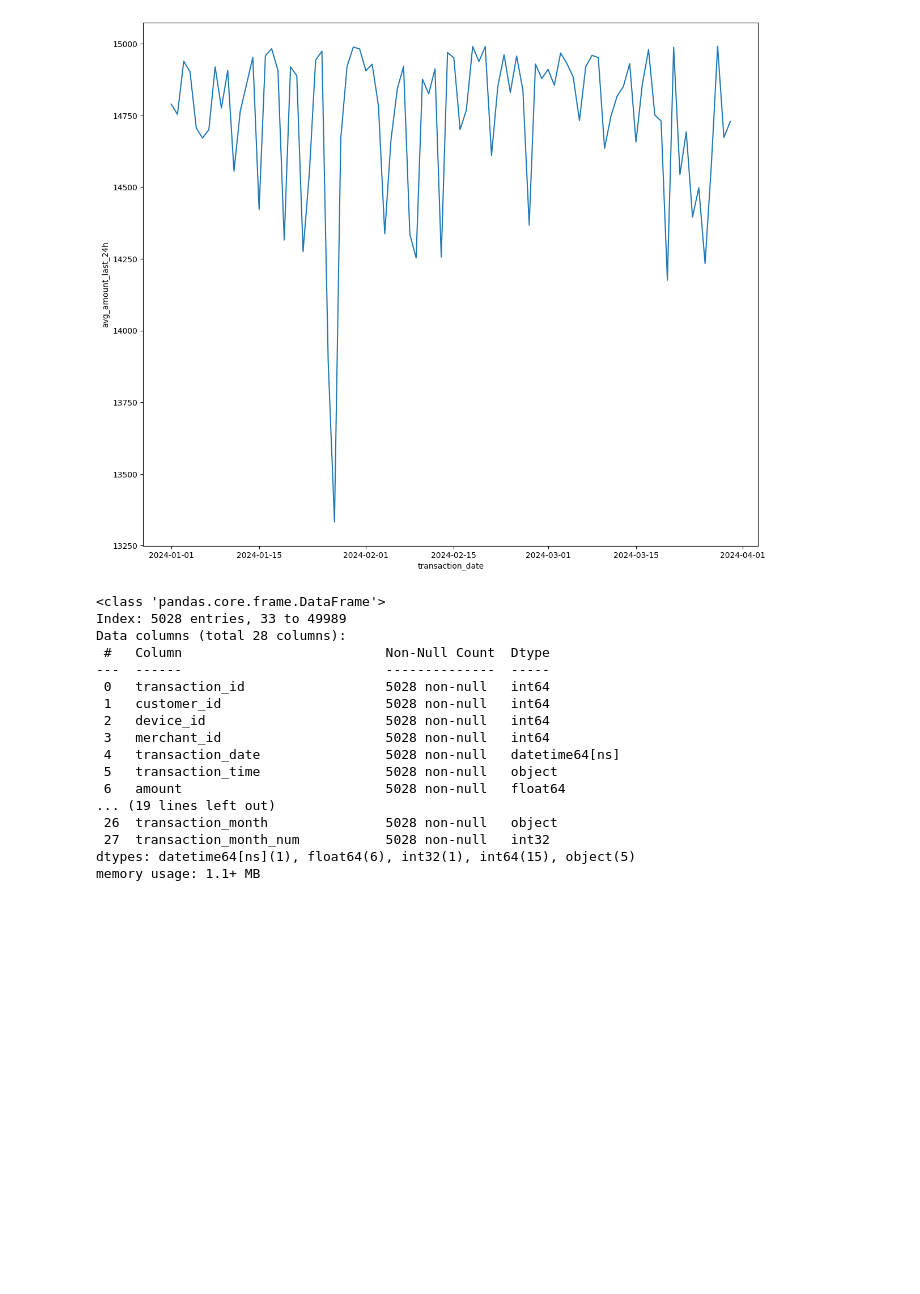
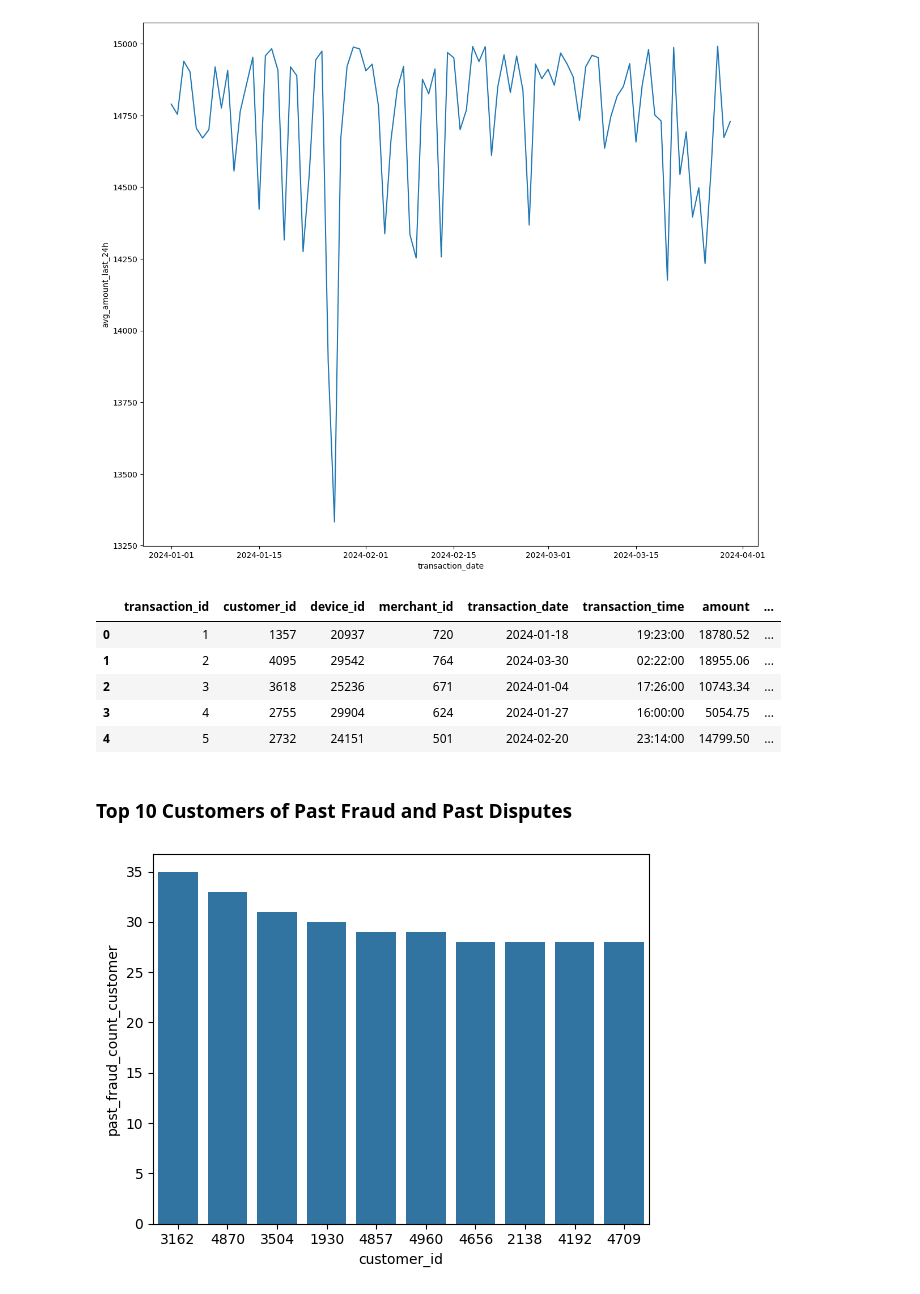
Before and after one commit to midhunmanohar25/Fraud_Detection_Project, a Jupyter notebook: notebooks/03_Multivariate_EDA_Fraud_Detection.ipynb, the cells around one changed output. Cells and saved outputs as stored; diff of their text form; code cells hidden in the pictures; blank space fills up the shorter version.

```diff
--- a/notebooks/03_Multivariate_EDA_Fraud_Detection.ipynb
+++ b/notebooks/03_Multivariate_EDA_Fraud_Detection.ipynb
@@ -357,22 +359,28 @@ sns.lineplot(data=line, x='transaction_date',y='avg_amount_last_24h')
 <Axes: xlabel='transaction_date', ylabel='avg_amount_last_24h'>
 [figure]
 # %%
-fraud_df.info()
+df.head()
 # %% [output]
-<class 'pandas.core.frame.DataFrame'>
-Index: 5028 entries, 33 to 49989
-Data columns (total 28 columns):
- #   Column                          Non-Null Count  Dtype
----  ------                          --------------  -----
- 0   transaction_id                  5028 non-null   int64
- 1   customer_id                     5028 non-null   int64
- 2   device_id                       5028 non-null   int64
- 3   merchant_id                     5028 non-null   int64
- 4   transaction_date                5028 non-null   datetime64[ns]
- 5   transaction_time                5028 non-null   object
- 6   amount                          5028 non-null   float64
-... (19 lines left out)
- 26  transaction_month               5028 non-null   object
- 27  transaction_month_num           5028 non-null   int32
-dtypes: datetime64[ns](1), float64(6), int32(1), int64(15), object(5)
-memory usage: 1.1+ MB
+|  | transaction_id | customer_id | device_id | merchant_id | transaction_date | transaction_time | amount | ... |
+| 0 | 1 | 1357 | 20937 | 720 | 2024-01-18 | 19:23:00 | 18780.52 | ... |
+| 1 | 2 | 4095 | 29542 | 764 | 2024-03-30 | 02:22:00 | 18955.06 | ... |
+| 2 | 3 | 3618 | 25236 | 671 | 2024-01-04 | 17:26:00 | 10743.34 | ... |
+| 3 | 4 | 2755 | 29904 | 624 | 2024-01-27 | 16:00:00 | 5054.75 | ... |
+| 4 | 5 | 2732 | 24151 | 501 | 2024-02-20 | 23:14:00 | 14799.50 | ... |
+# %% [markdown]
+### Top 10 Customers of Past Fraud and Past Disputes
+# %%
+past_fraud_count = df.groupby('customer_id')['past_fraud_count_customer'].sum().reset_index()
+
+pfc = past_fraud_count.sort_values(by='past_fraud_count_customer', ascending=False).head(10)
+
+sns.barplot(
+    data=pfc,
+    x='customer_id',
+    y='past_fraud_count_customer',
+    order=pfc['customer_id']
+)
+
+plt.show()
+# %% [output]
+[figure, added]
```
Also changed, not shown: parts of 4 cells of this notebook, 1 other file.
